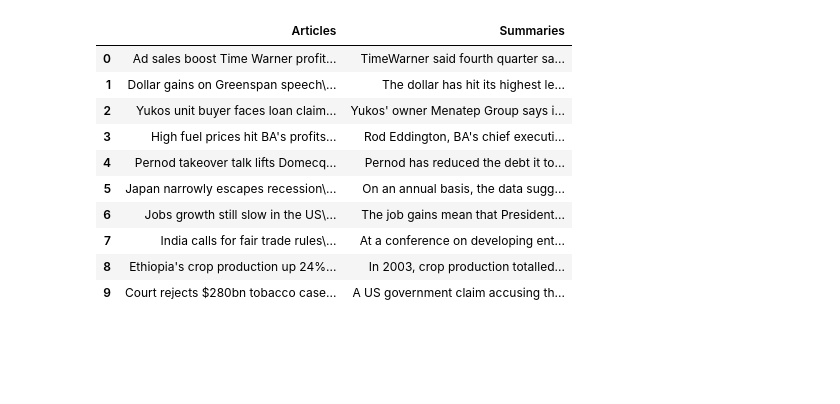
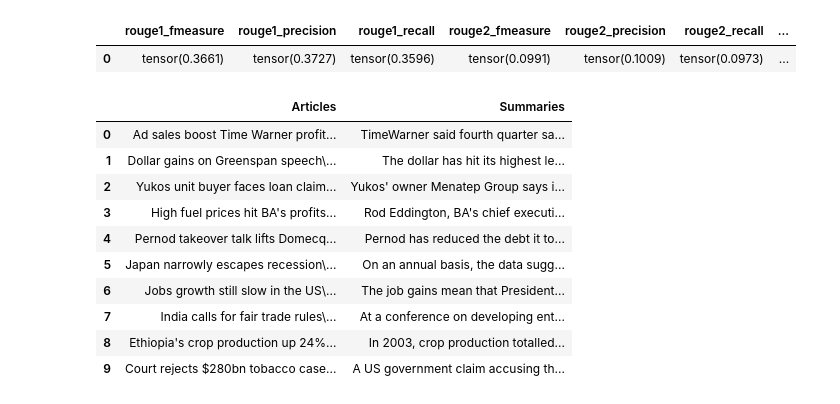
Before and after one commit to ZeyadMashhour/text_summarization, a Jupyter notebook: Testing.ipynb, the cells around one changed output. Cells and saved outputs as stored; diff of their text form; code cells hidden in the pictures; blank space fills up the shorter version.

```diff
--- a/Testing.ipynb
+++ b/Testing.ipynb
@@ -2,0 +22,3 @@ from imported_libraries import *
+# %%
+original_df= pd.DataFrame([original_text])
+original_df
@@ -2,0 +48,4 @@ from imported_libraries import *
+# %%
+s,fs = process_df(dataframe)
+# %%
+lexsum = summarize_with(s,fs,LexRank_algorithm,size=2)
@@ -2,0 +56,3 @@ from imported_libraries import *
+# %%
+z=pd.concat([original_df,lexsum],axis=1)
+predicted_summary=z.iloc[0,0]
@@ -2,0 +78,5 @@ from imported_libraries import *
+# %%
+rouge_scores_df(df=z, algorithm_summary_df=z)
+# %% [output]
+|  | rouge1_fmeasure | rouge1_precision | rouge1_recall | rouge2_fmeasure | rouge2_precision | rouge2_recall | ... |
+| 0 | tensor(0.3661) | tensor(0.3727) | tensor(0.3596) | tensor(0.0991) | tensor(0.1009) | tensor(0.0973) | ... |
```
Also changed, not shown: parts of 21 cells of this notebook, 33 other files.
